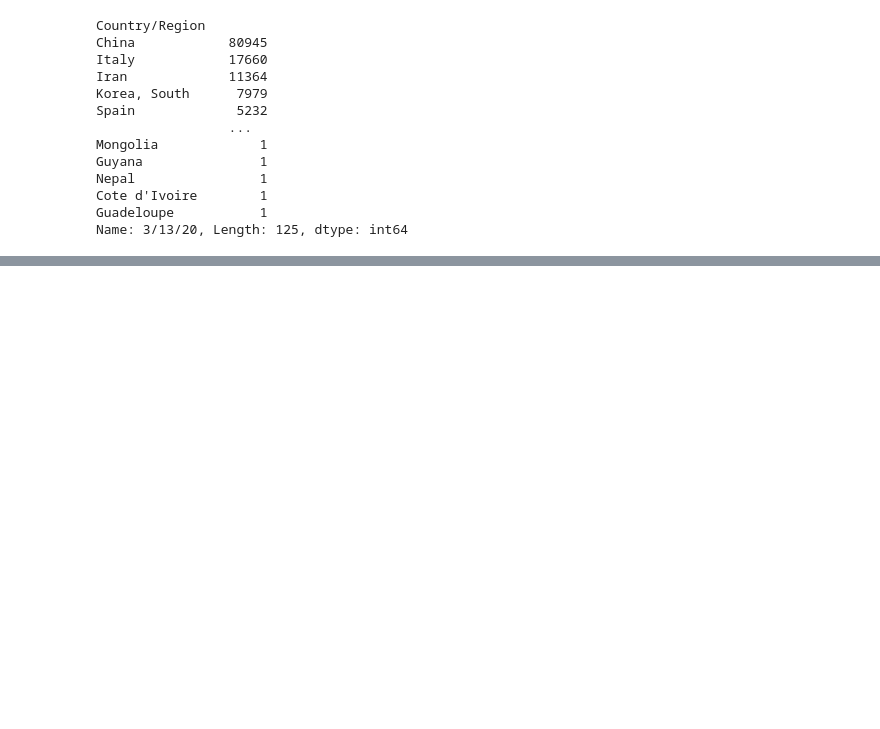
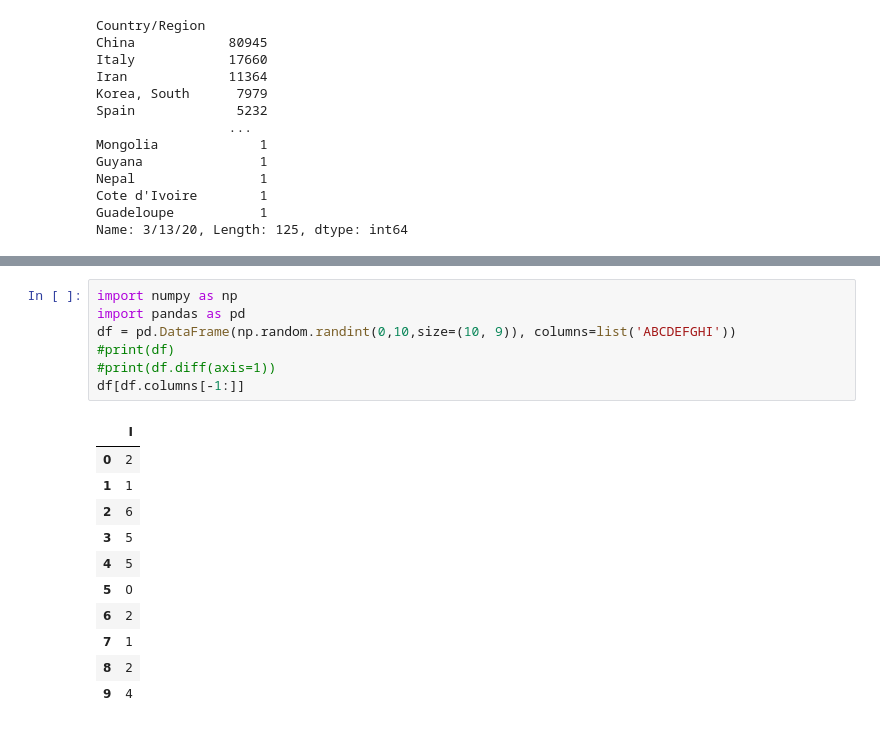
Before and after one commit to ecohydro/covid-19-waves, a Jupyter notebook: COVID-19 Dashboard.ipynb, the cells around one changed output, grey strips where cells are left out. Cells and saved outputs as stored; diff of their text form; blank space fills up the shorter version.

```diff
--- a/COVID-19 Dashboard.ipynb
+++ b/COVID-19 Dashboard.ipynb
@@ -94,0 +231,19 @@ Name: 3/13/20, Length: 125, dtype: int64
+# %%
+import numpy as np
+import pandas as pd
+df = pd.DataFrame(np.random.randint(0,10,size=(10, 9)), columns=list('ABCDEFGHI'))
+#print(df)
+#print(df.diff(axis=1))
+df[df.columns[-1:]]
+# %% [output]
+|  | I |
+| 0 | 2 |
+| 1 | 1 |
+| 2 | 6 |
+| 3 | 5 |
+| 4 | 5 |
+| 5 | 0 |
+| 6 | 2 |
+| 7 | 1 |
+| 8 | 2 |
+| 9 | 4 |
```
Also changed, not shown: parts of 6 cells of this notebook, 8 other files.
